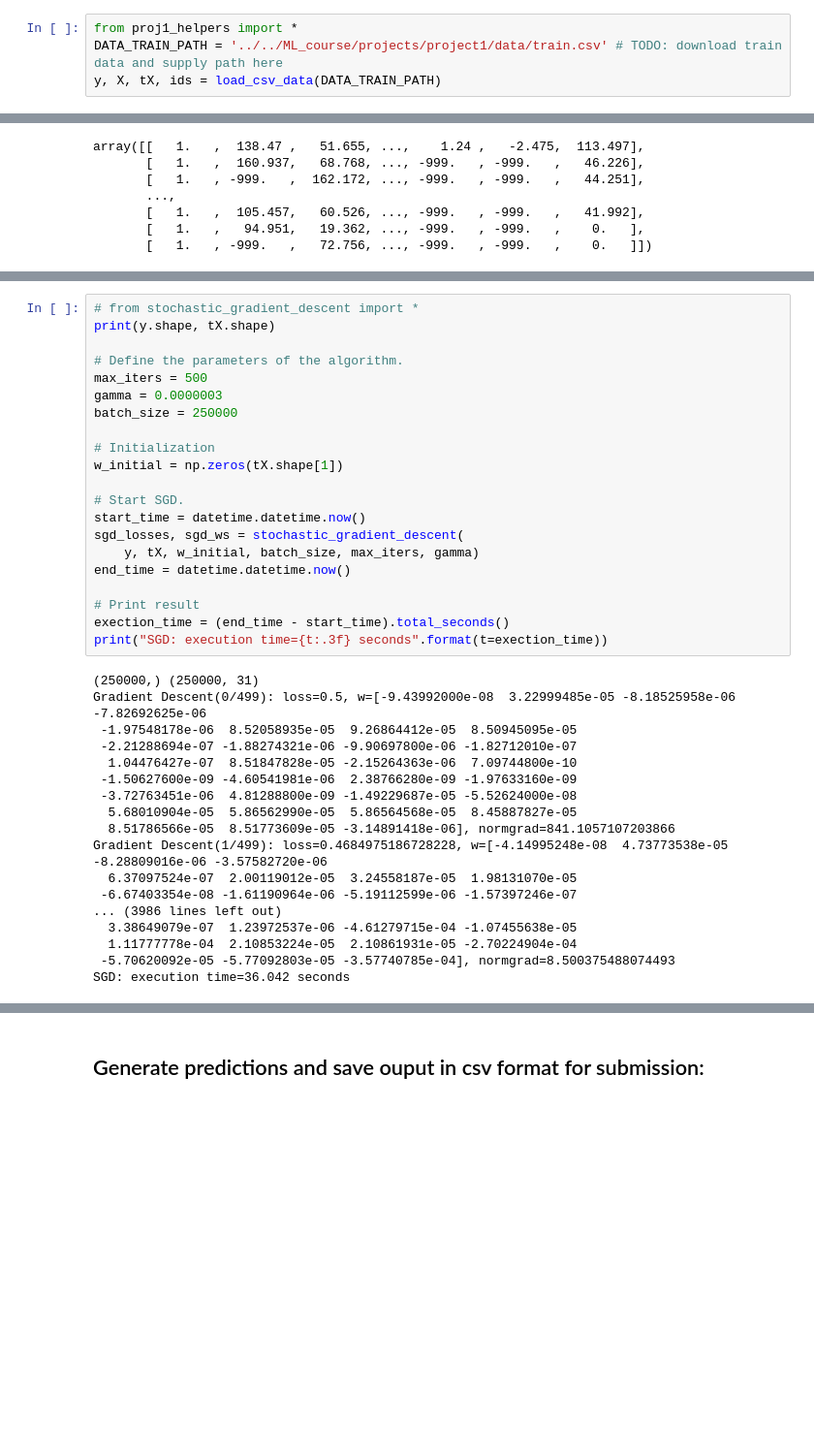
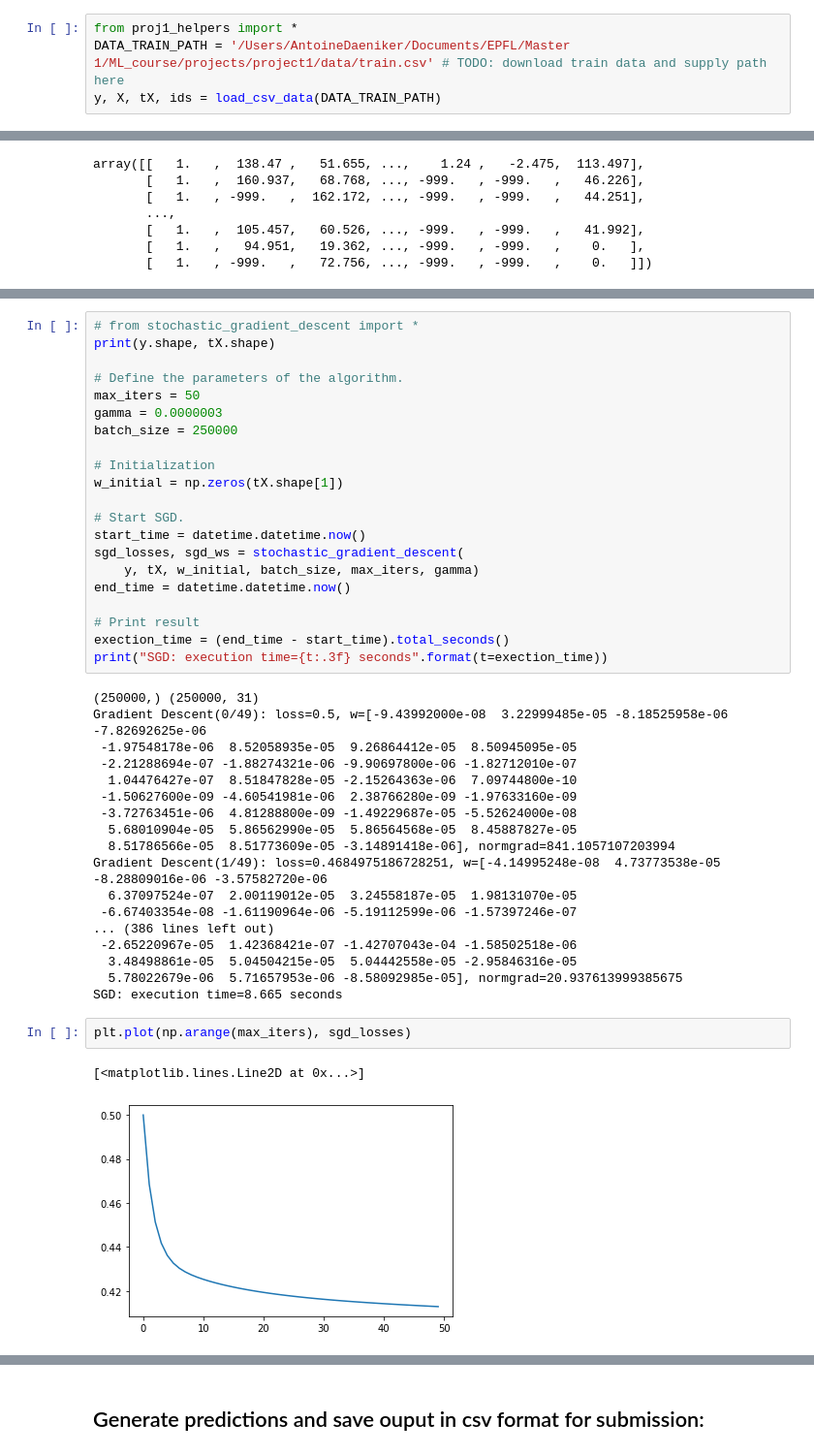
Before and after one commit to antoineDaeniker/ML_project, a Jupyter notebook: scripts/project1_D.ipynb, the cells around one changed output, grey strips where cells are left out. Shown at 97% size. Cells and saved outputs as stored; diff of their text form; blank space fills up the shorter version.

```diff
--- a/scripts/project1_D.ipynb
+++ b/scripts/project1_D.ipynb
@@ -14,7 +14,7 @@ The autoreload extension is already loaded. To reload it, use:
 ## Load the training data into feature matrix, class labels, and event ids:
 # %%
 from proj1_helpers import *
-DATA_TRAIN_PATH = '../../ML_course/projects/project1/data/train.csv' # TODO: download train data and supply path here
+DATA_TRAIN_PATH = '/Users/AntoineDaeniker/Documents/EPFL/Master 1/ML_course/projects/project1/data/train.csv' # TODO: download train data and supply path here
 y, X, tX, ids = load_csv_data(DATA_TRAIN_PATH)
 # %% [markdown]
 ## Do your thing crazy machine learning thing here :) ...
@@ -33,7 +41,7 @@ array([[   1.   ,  138.47 ,   51.655, ...,    1.24 ,   -2.475,  113.497],
 print(y.shape, tX.shape)
 
 # Define the parameters of the algorithm.
-max_iters = 500
+max_iters = 50
 gamma = 0.0000003
 batch_size = 250000
 
@@ -51,20 +59,25 @@ exection_time = (end_time - start_time).total_seconds()
 print("SGD: execution time={t:.3f} seconds".format(t=exection_time))
 # %% [output]
 (250000,) (250000, 31)
-Gradient Descent(0/499): loss=0.5, w=[-9.43992000e-08  3.22999485e-05 -8.18525958e-06 -7.82692625e-06
+Gradient Descent(0/49): loss=0.5, w=[-9.43992000e-08  3.22999485e-05 -8.18525958e-06 -7.82692625e-06
  -1.97548178e-06  8.52058935e-05  9.26864412e-05  8.50945095e-05
  -2.21288694e-07 -1.88274321e-06 -9.90697800e-06 -1.82712010e-07
   1.04476427e-07  8.51847828e-05 -2.15264363e-06  7.09744800e-10
  -1.50627600e-09 -4.60541981e-06  2.38766280e-09 -1.97633160e-09
  -3.72763451e-06  4.81288800e-09 -1.49229687e-05 -5.52624000e-08
   5.68010904e-05  5.86562990e-05  5.86564568e-05  8.45887827e-05
-  8.51786566e-05  8.51773609e-05 -3.14891418e-06], normgrad=841.1057107203866
-Gradient Descent(1/499): loss=0.4684975186728228, w=[-4.14995248e-08  4.73773538e-05 -8.28809016e-06 -3.57582720e-06
+  8.51786566e-05  8.51773609e-05 -3.14891418e-06], normgrad=841.1057107203994
+Gradient Descent(1/49): loss=0.4684975186728251, w=[-4.14995248e-08  4.73773538e-05 -8.28809016e-06 -3.57582720e-06
   6.37097524e-07  2.00119012e-05  3.24558187e-05  1.98131070e-05
  -6.67403354e-08 -1.61190964e-06 -5.19112599e-06 -1.57397246e-07
-... (3986 lines left out)
-  3.38649079e-07  1.23972537e-06 -4.61279715e-04 -1.07455638e-05
-  1.11777778e-04  2.10853224e-05  2.10861931e-05 -2.70224904e-04
- -5.70620092e-05 -5.77092803e-05 -3.57740785e-04], normgrad=8.500375488074493
-SGD: execution time=36.042 seconds
+... (386 lines left out)
+ -2.65220967e-05  1.42368421e-07 -1.42707043e-04 -1.58502518e-06
+  3.48498861e-05  5.04504215e-05  5.04442558e-05 -2.95846316e-05
+  5.78022679e-06  5.71657953e-06 -8.58092985e-05], normgrad=20.937613999385675
+SGD: execution time=8.665 seconds
+# %%
+plt.plot(np.arange(max_iters), sgd_losses)
+# %% [output]
+[<matplotlib.lines.Line2D at 0x...>]
+[figure, added]
 # %%
```
Also changed, not shown: parts of 5 cells of this notebook, 3 other files.
